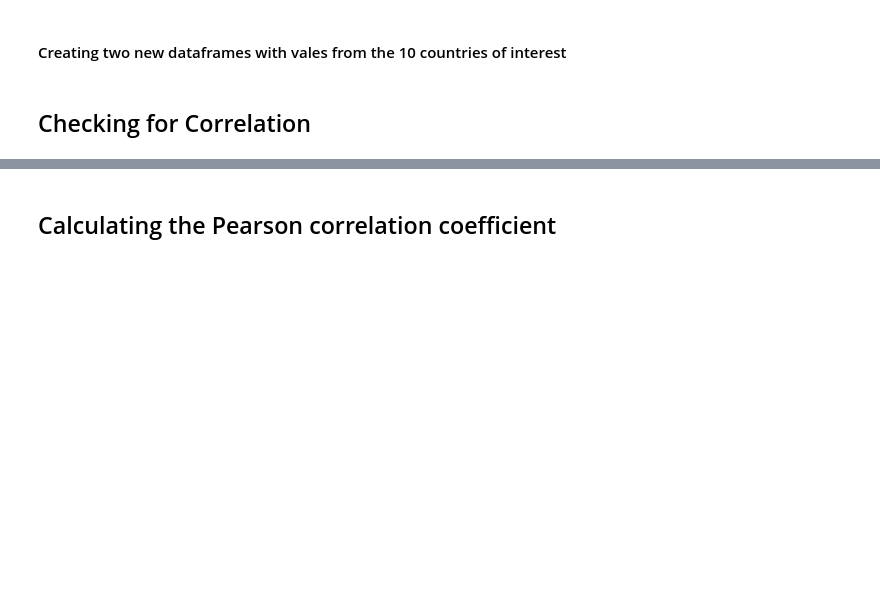
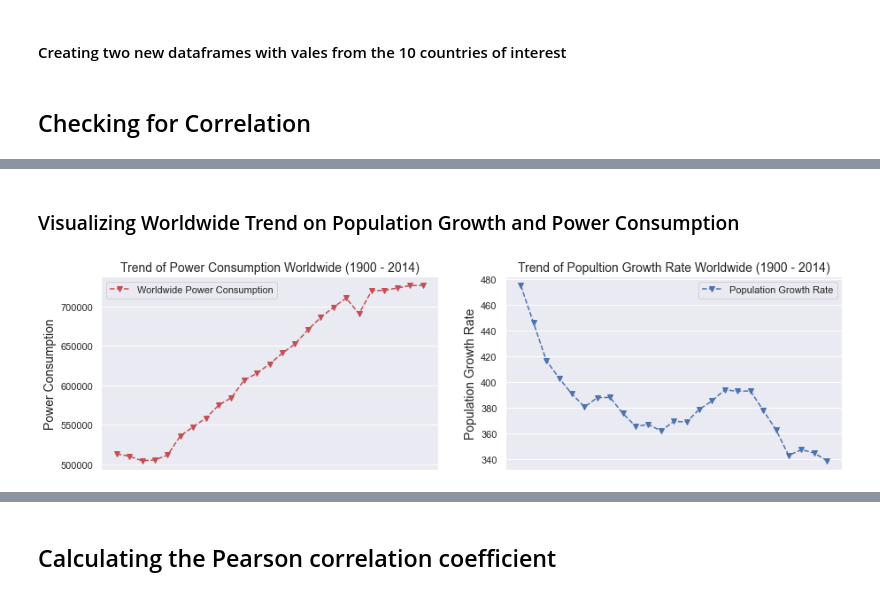
Before and after one commit to iamYole/ADS_Assignment_2, a Jupyter notebook: Population Growth VS Energy Consumption.ipynb, the cells around one changed output, grey strips where cells are left out. Drawn from its saved outputs; the diff is of its cells as text; code cells hidden in the pictures; blank space fills up the shorter version.

Commit message:
Worldwide comparison

```diff
--- a/Population Growth VS Energy Consumption.ipynb
+++ b/Population Growth VS Energy Consumption.ipynb
@@ -365 +383,29 @@ Text(0, 0.5, 'Power Consumption')
 [figure]
+# %% [markdown]
+### Visualizing Worldwide Trend on Population Growth and Power Consumption
+# %%
+# Defining the aggregate variables
+total_population_growth = df_population_growth_nmv.iloc[:,1:].sum()
+
+total_power_consumption = df_power_consumption_nmv.iloc[:,1:].sum()
+
+# Plotting the Graph
+fig, (wax1,wax2) = plt.subplots(1,2, figsize = (15,4))
+
+wax1.plot(total_power_consumption[0:(len(total_power_consumption)-1)],'v--r', label = 'Worldwide Power Consumption')
+wax1.set_xlabel('Years (1990 - 2014)')
+wax1.get_xaxis().set_visible(False)
+wax1.set_ylabel('Power Consumption', size=14)
+wax1.set_title('Trend of Power Consumption Worldwide (1900 - 2014)', size = 14)
+wax1.legend()
+
+wax2.plot(total_population_growth[0:(len(total_population_growth)-1)],'v--b', label = 'Population Growth Rate')
+wax2.set_xlabel('Years (1990 - 2014)')
+wax2.get_xaxis().set_visible(False)
+wax2.set_ylabel('Population Growth Rate', size=14)
+wax2.set_title('Trend of Popultion Growth Rate Worldwide (1900 - 2014)', size = 14)
+wax2.legend()
+
+plt.show();
+# %% [output]
+[figure, added]
```
Also changed, not shown: parts of 14 cells of this notebook.
